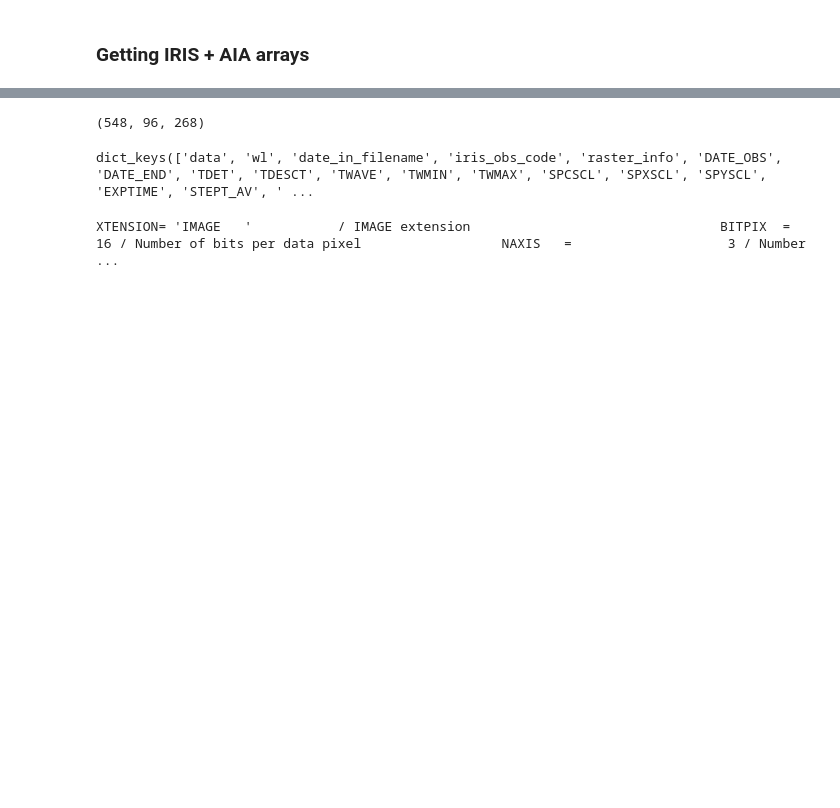
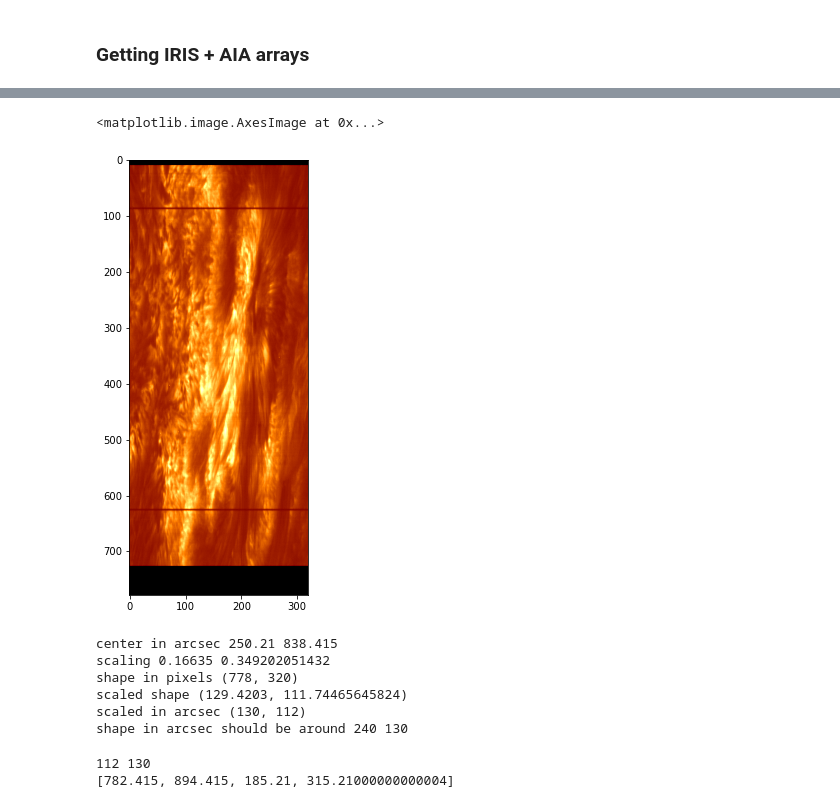
Before and after one commit to Neontus/mg2hk, a Jupyter notebook: coordinate.ipynb, the cells around one changed output, grey strips where cells are left out. Drawn from its saved outputs; the diff is of its cells as text; code cells hidden in the pictures; blank space fills up the shorter version.

```diff
--- a/coordinate.ipynb
+++ b/coordinate.ipynb
@@ -42,0 +23,31 @@ labels_nist : <class 'numpy.ndarray'>
+# %%
+obsid, numraster = '20211015_051453_3600009176', 0
+#obsid, numraster = '20220607_202829_3620106067', 0
+iris_file = pick_from_LMSAL.obsid_raster(obsid, raster=numraster)
+#aia_file = pick_from_LMSAL.obsid_raster2aia(obsid, raster=numraster)
+aia_file = pick_from_LMSAL.obsid_raster2aia(obsid, raster=numraster, pattern='1600')
+
+aia_data = my_fits.read(aia_file[0])
+aia_1600 = aia_data[0]
+hdr_aia_1600 = aia_data[1]
+aia_middle_step = int(aia_1600.shape[0]//2)
+
+aia_1600 = aia_1600[aia_middle_step,:,:]
+info_1600 = my_fits.read(aia_file[0], ext=1)
+xcen_aia = info_1600[0][:,10]
+ycen_aia = info_1600[0][:,11]
+#aia_middle_step = ei.get_ori_val(xcen_aia, a.raster['Mg II k 2796'].XCEN)
+
+hdr_iris_data = ei.only_header(iris_file[0])
+aux_hdr_iris_data = ei.only_header(iris_file[0], extension=1)
+xcen_iris = hdr_iris_data['XCEN']
+ycen_iris = hdr_iris_data['YCEN']
+xscl_iris = aux_hdr_iris_data['CDELT3']
+yscl_iris = aux_hdr_iris_data['CDELT2']
+xscl_aia = hdr_aia_1600['CDELT1']
+yscl_aia = hdr_aia_1600['CDELT2']
+#
+print()
+print('IRIS coordinates: [{},{}]'.format(xcen_iris, ycen_iris))
+print('AIA coordinates (closest ima. #{}): [{},{}]'.format(aia_middle_step, xcen_aia[aia_middle_step], ycen_aia[aia_middle_step]))
+print()
@@ -48,13 +148,33 @@ iris_yc = iris_raster.raster['Mg II k 2796']['YCEN']
-# %%
-iris_data.shape
-# %% [output]
-(548, 96, 268)
-# %%
-iris_raster.raster['Mg II k 2796'].keys()
-# %% [output]
-dict_keys(['data', 'wl', 'date_in_filename', 'iris_obs_code', 'raster_info', 'DATE_OBS', 'DATE_END', 'TDET', 'TDESCT', 'TWAVE', 'TWMIN', 'TWMAX', 'SPCSCL', 'SPXSCL', 'SPYSCL', 'EXPTIME', 'STEPT_AV', ' ...
-# %%
-hdr = ei.only_header(raster_path, extension = 1)
-print(hdr)
-# %% [output]
-XTENSION= 'IMAGE   '           / IMAGE extension                                BITPIX  =                   16 / Number of bits per data pixel                  NAXIS   =                    3 / Number  ...
+# %%
+fig, ax = plt.subplots(figsize=[10,8])
+ax.imshow(iris_data[:,:,503], cmap='afmhot')#, cmap=cm.sdoaia1600)
+# %% [output]
+<matplotlib.image.AxesImage at 0x...>
+[figure, added]
+# %%
+print("center in arcsec", ycen_iris, xcen_iris)
+print("scaling", yscl_iris, xscl_iris)
+print("shape in pixels", iris_data[:,:,503].shape)
+
+new_iris_shape = iris_data[:,:,503].shape[0]*yscl_iris, iris_data[:,:,503].shape[1]*xscl_iris
+print("scaled shape", new_iris_shape)
+
+new_iris_data = rebin.congrid(iris_data[:,:,503], new_iris_shape)
+print("scaled in arcsec", new_iris_data.shape)
+
+print("shape in arcsec should be around", 240, 130)
+# %% [output]
+center in arcsec 250.21 838.415
+scaling 0.16635 0.349202051432
+shape in pixels (778, 320)
+scaled shape (129.4203, 111.74465645824)
+scaled in arcsec (130, 112)
+shape in arcsec should be around 240 130
+# %%
+hiris, wiris = new_iris_data.shape #in arcsec
+print(wiris, hiris)
+extent_iris = [xcen_iris-wiris/2,xcen_iris+wiris/2,ycen_iris-hiris/2,ycen_iris+hiris/2]
+print(extent_iris)
+# %% [output]
+112 130
+[782.415, 894.415, 185.21, 315.21000000000004]
```
Also changed, not shown: parts of 27 cells of this notebook, 3 other files.
